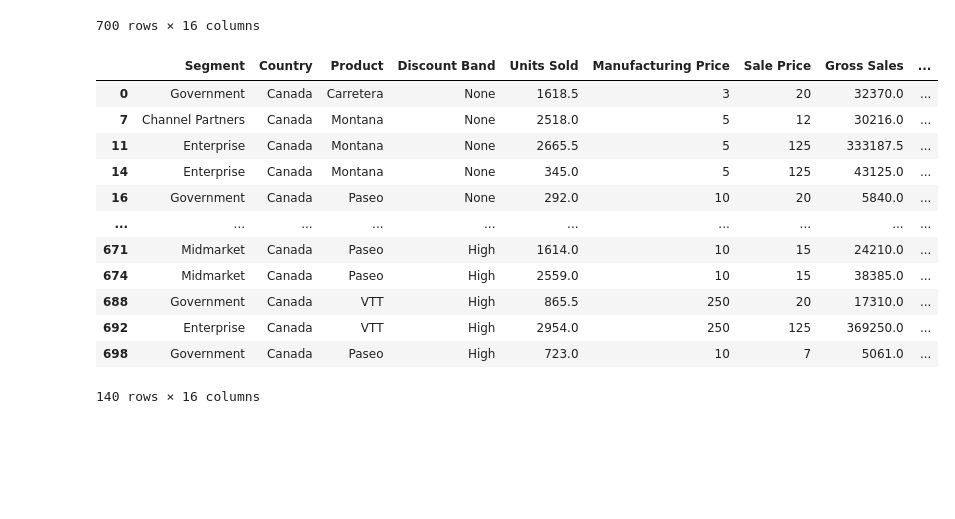
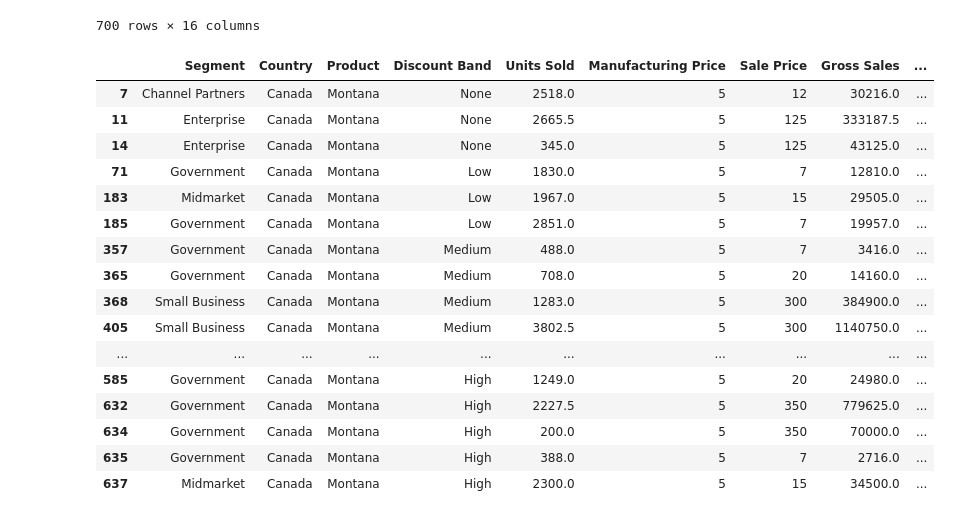
Before and after one commit to sledhead/python_core_test, a Jupyter notebook: pandas_test_3.ipynb, the cells around one changed output. Cells and saved outputs as stored; diff of their text form; code cells hidden in the pictures; blank space fills up the shorter version.

Commit message:
pandas new table

```diff
--- a/pandas_test_3.ipynb
+++ b/pandas_test_3.ipynb
@@ -145,19 +146,25 @@ df_1
 700 rows × 16 columns
 # %%
 d_filter = df_1['Country'] == 'Canada'
+# %%
+d_f_product =  (df_1['Country'] == 'Canada') & (df_1['Product'] == 'Montana')
 # %%
-df_1[d_filter]
+df_1[d_f_product]
 # %% [output]
 |  | Segment | Country | Product | Discount Band | Units Sold | Manufacturing Price | Sale Price | Gross Sales | ... |
-| 0 | Government | Canada | Carretera | None | 1618.5 | 3 | 20 | 32370.0 | ... |
 | 7 | Channel Partners | Canada | Montana | None | 2518.0 | 5 | 12 | 30216.0 | ... |
 | 11 | Enterprise | Canada | Montana | None | 2665.5 | 5 | 125 | 333187.5 | ... |
 | 14 | Enterprise | Canada | Montana | None | 345.0 | 5 | 125 | 43125.0 | ... |
-| 16 | Government | Canada | Paseo | None | 292.0 | 10 | 20 | 5840.0 | ... |
+| 71 | Government | Canada | Montana | Low | 1830.0 | 5 | 7 | 12810.0 | ... |
+| 183 | Midmarket | Canada | Montana | Low | 1967.0 | 5 | 15 | 29505.0 | ... |
+| 185 | Government | Canada | Montana | Low | 2851.0 | 5 | 7 | 19957.0 | ... |
+| 357 | Government | Canada | Montana | Medium | 488.0 | 5 | 7 | 3416.0 | ... |
+| 365 | Government | Canada | Montana | Medium | 708.0 | 5 | 20 | 14160.0 | ... |
+| 368 | Small Business | Canada | Montana | Medium | 1283.0 | 5 | 300 | 384900.0 | ... |
+| 405 | Small Business | Canada | Montana | Medium | 3802.5 | 5 | 300 | 1140750.0 | ... |
 | ... | ... | ... | ... | ... | ... | ... | ... | ... | ... |
-| 671 | Midmarket | Canada | Paseo | High | 1614.0 | 10 | 15 | 24210.0 | ... |
-| 674 | Midmarket | Canada | Paseo | High | 2559.0 | 10 | 15 | 38385.0 | ... |
-| 688 | Government | Canada | VTT | High | 865.5 | 250 | 20 | 17310.0 | ... |
-| 692 | Enterprise | Canada | VTT | High | 2954.0 | 250 | 125 | 369250.0 | ... |
-| 698 | Government | Canada | Paseo | High | 723.0 | 10 | 7 | 5061.0 | ... |
+| 585 | Government | Canada | Montana | High | 1249.0 | 5 | 20 | 24980.0 | ... |
+| 632 | Government | Canada | Montana | High | 2227.5 | 5 | 350 | 779625.0 | ... |
+| 634 | Government | Canada | Montana | High | 200.0 | 5 | 350 | 70000.0 | ... |
+| 635 | Government | Canada | Montana | High | 388.0 | 5 | 7 | 2716.0 | ... |
+| 637 | Midmarket | Canada | Montana | High | 2300.0 | 5 | 15 | 34500.0 | ... |
-140 rows × 16 columns
```
Also changed, not shown: parts of 8 cells of this notebook.
